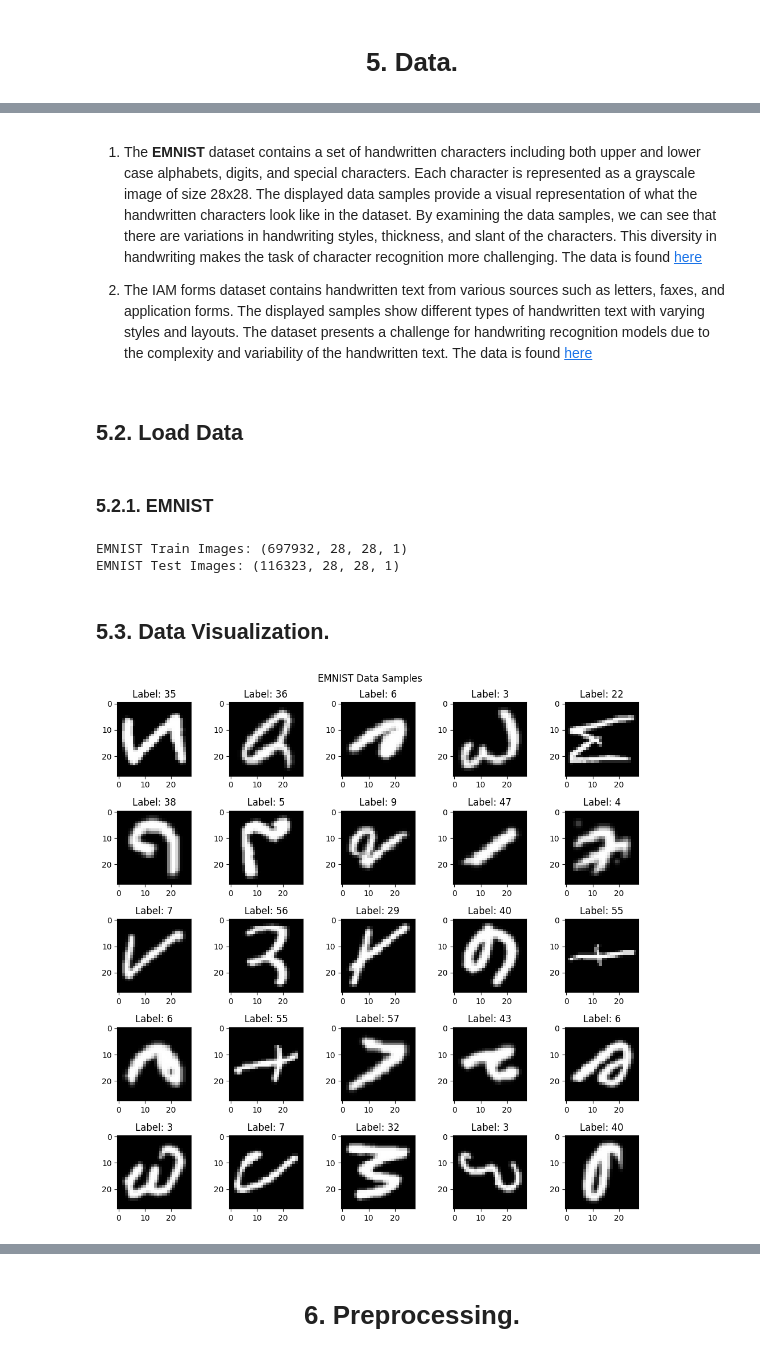
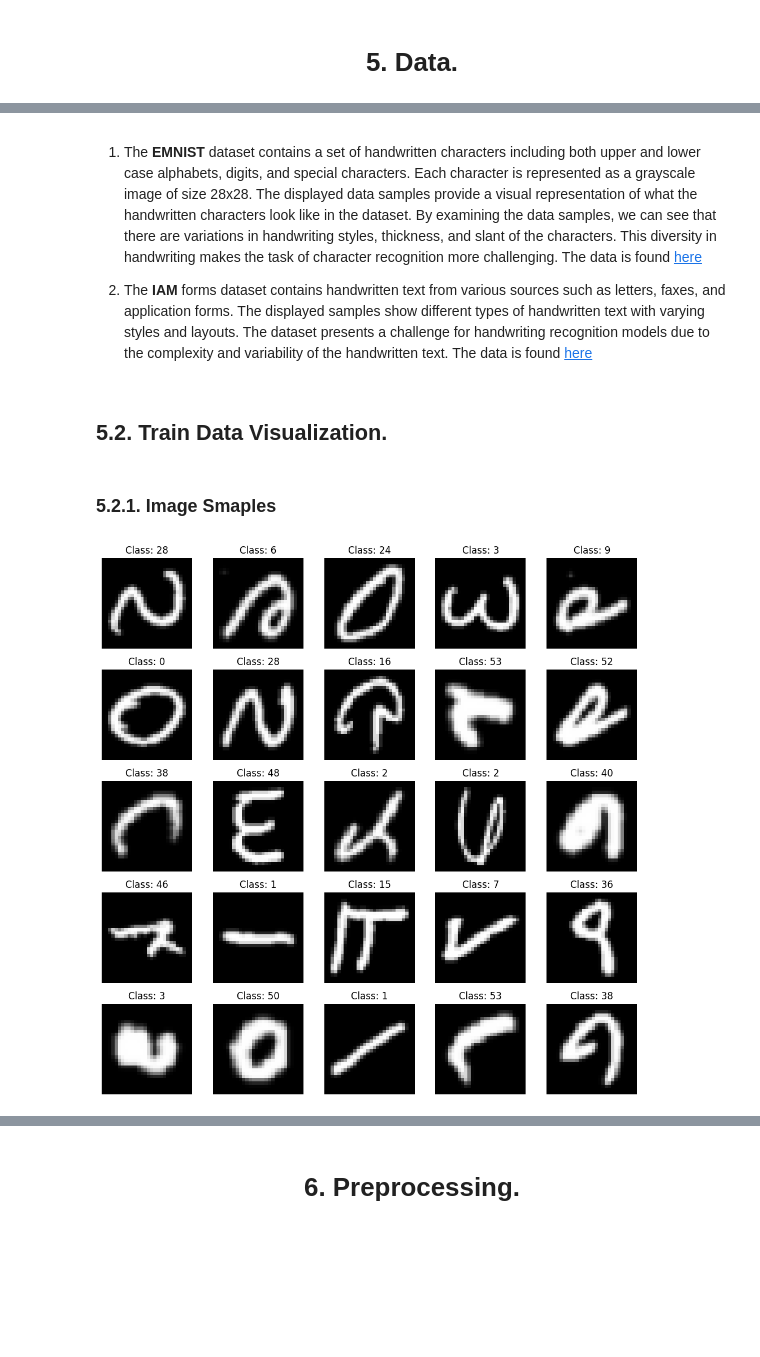
Before and after one commit to adikamunyao/dataClan, a Jupyter notebook: Patch_I.ipynb, the cells around one changed output, grey strips where cells are left out. Cells and saved outputs as stored; diff of their text form; code cells hidden in the pictures; blank space fills up the shorter version.

```diff
--- a/Patch_I.ipynb
+++ b/Patch_I.ipynb
@@ -139,0 +143,13 @@ tf.random.set_seed(2023)
+# %%
+# Set seed for reproducibility
+np.random.seed
+
+# Load the data and labels
+emnist_train_images = np.load('data_extra/emnistbyClass/emnist_train_images.npy')
+emnist_train_labels = np.load('data_extra/emnistbyClass/emnist_train_labels.npy')
+emnist_test_images = np.load('data_extra/emnistbyClass/emnist_test_images.npy')
+emnist_test_labels = np.load('data_extra/emnistbyClass/emnist_test_labels.npy')
+
+# Display the sizes of train and test data
+print(f"EMNIST Train Images: {emnist_train_images.shape}")
+print(f"EMNIST Test Images: {emnist_test_images.shape}")
@@ -141,37 +162,27 @@ tf.random.set_seed(2023)
 1. The **EMNIST** dataset contains a set of handwritten characters including both upper and lower case alphabets, digits, and special characters. Each character is represented as a grayscale image of size 28x28. The displayed data samples provide a visual representation of what the handwritten characters look like in the dataset. By examining the data samples, we can see that there are variations in handwriting styles, thickness, and slant of the characters. This diversity in handwriting makes the task of character recognition more challenging. The data is found [here](https://www.nist.gov/itl/products-and-services/emnist-dataset)
 
 
-2. The IAM forms dataset contains handwritten text from various sources such as letters, faxes, and application forms. The displayed samples show different types of handwritten text with varying styles and layouts. The dataset presents a challenge for handwriting recognition models due to the complexity and variability of the handwritten text. The data is found [here](https://fki.tic.heia-fr.ch/databases/iam-handwriting-database)
+2. The **IAM** forms dataset contains handwritten text from various sources such as letters, faxes, and application forms. The displayed samples show different types of handwritten text with varying styles and layouts. The dataset presents a challenge for handwriting recognition models due to the complexity and variability of the handwritten text. The data is found [here](https://fki.tic.heia-fr.ch/databases/iam-handwriting-database)
 # %% [markdown]
-<h2>5.2. Load Data</h2>
+<h2> 5.2. Train Data Visualization.
 # %% [markdown]
-<h3> 5.2.1. EMNIST</h3>
+<h3> 5.2.1. Image Smaples
-# %%
-# Set seed for reproducibility
-np.random.seed
-
-# Load the data and labels
-emnist_train_images = np.load('emnistbyClass/emnist_train_images.npy')
-emnist_train_labels = np.load('emnistbyClass/emnist_train_labels.npy')
-emnist_test_images = np.load('emnistbyClass/emnist_test_images.npy')
-emnist_test_labels = np.load('emnistbyClass/emnist_test_labels.npy')
-
-# Display the sizes of train and test data
-print(f"EMNIST Train Images: {emnist_train_images.shape}")
-print(f"EMNIST Test Images: {emnist_test_images.shape}")
-# %% [output]
-EMNIST Train Images: (697932, 28, 28, 1)
-EMNIST Test Images: (116323, 28, 28, 1)
-# %% [markdown]
-<h2> 5.3. Data Visualization.
 # %%
-# Visualize EMNIST data samples
-fig, ax = plt.subplots(5, 5, figsize=(10, 10), tight_layout=True)
+# Set seed
+np.random.seed
+
+# Set the color palette to shades of orange
+sns.set_palette('Oranges')
+
+# Plot a 5x5 grid of random image samples
+fig, axs = plt.subplots(5, 5, figsize=(10, 10))
 for i in range(5):
     for j in range(5):
-        ax[i, j].imshow(emnist_train_images[i*5+j].reshape(28, 28), cmap='gray')
-        ax[i, j].set_title("Label: {}".format(emnist_train_labels[i*5+j]))
-plt.suptitle("EMNIST Data Samples")
+        k = np.random.randint(0, len(emnist_train_images))
+        axs[i,j].imshow(emnist_train_images[k], cmap='gray')
+        axs[i,j].axis('off')
+        axs[i,j].set_title(f'Class: {emnist_train_labels[k]}')
+plt.tight_layout()
 plt.show()
 # %% [output]
-[figure, old version]
+[figure, new version]
```
Also changed, not shown: parts of 42 cells of this notebook.
